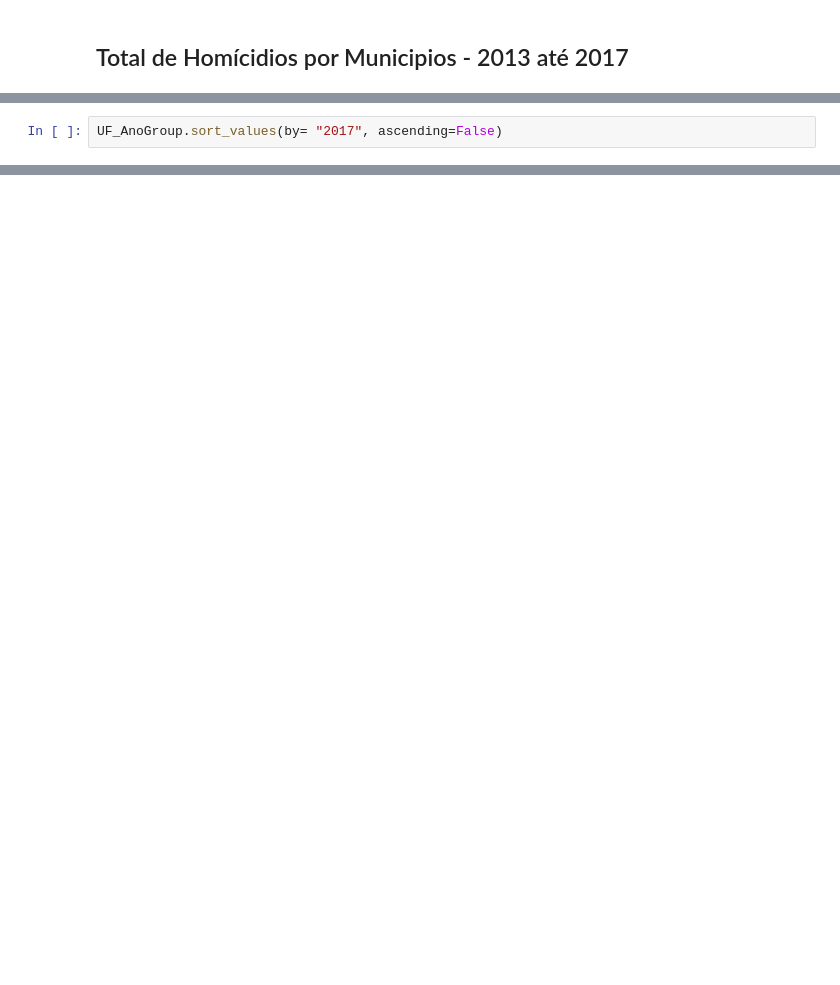
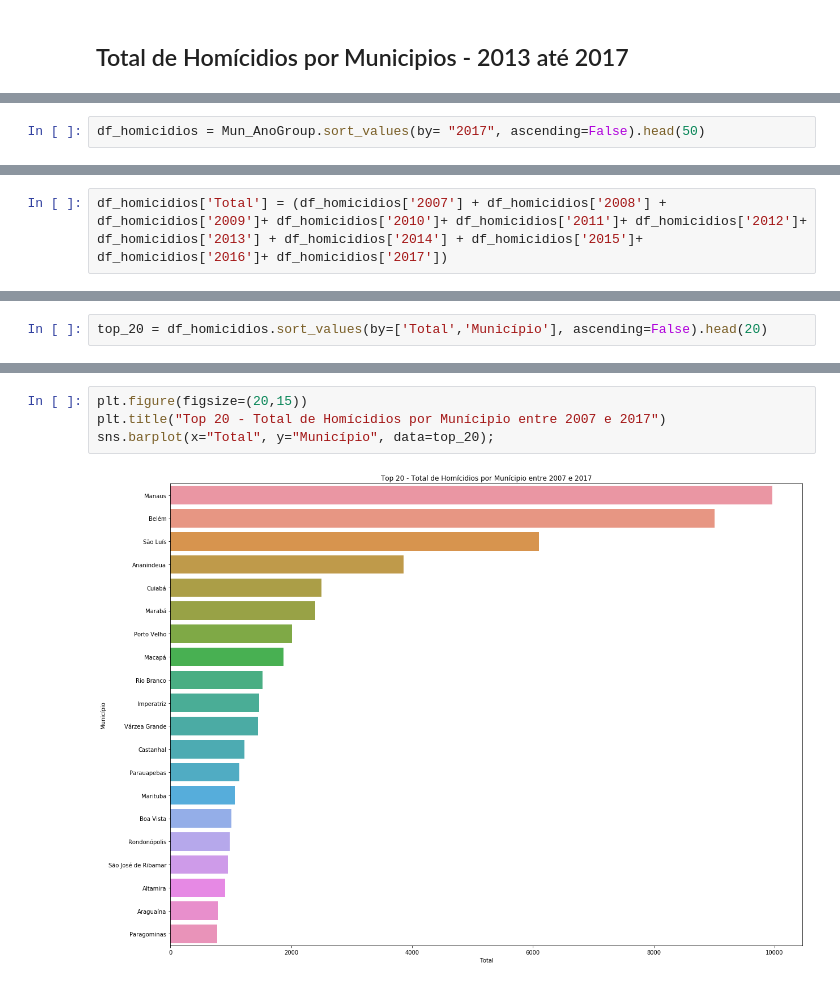
Before and after one commit to nmurgel/Projeto_Integrador, a Jupyter notebook: Meio ambiente/Datasets/IPEA - Inst de Pesq Econom Aplicada - Homícidios - Amazônia Legal - Per 1980 até 2017.ipynb, the cells around one changed output, grey strips where cells are left out. Saved outputs shown, nothing was run; the diff lists cells and outputs as text; blank space fills up the shorter version.

```diff
--- a/Meio ambiente/Datasets/IPEA - Inst de Pesq Econom Aplicada - Homícidios - Amazônia Legal - Per 1980 até 2017.ipynb
+++ b/Meio ambiente/Datasets/IPEA - Inst de Pesq Econom Aplicada - Homícidios - Amazônia Legal - Per 1980 até 2017.ipynb
@@ -95,2 +122,2 @@ UF_AnoGroup = df.groupby("UF")["2017","2016","2015","2014","2013"].sum().reset_i
 # %%
-UF_AnoGroup.sort_values(by= "2017", ascending=False)
+df_homicidios = Mun_AnoGroup.sort_values(by= "2017", ascending=False).head(50)
@@ -107,0 +124,2 @@ UF_AnoGroup.sort_values(by= "2017", ascending=False)
+# %%
+df_homicidios['Total'] = (df_homicidios['2007'] + df_homicidios['2008'] + df_homicidios['2009']+ df_homicidios['2010']+ df_homicidios['2011']+ df_homicidios['2012']+ df_homicidios['2013'] + df_homicidios['2014'] + df_homicidios['2015']+ df_homicidios['2016']+ df_homicidios['2017'])
@@ -107,0 +144,2 @@ UF_AnoGroup.sort_values(by= "2017", ascending=False)
+# %%
+top_20 = df_homicidios.sort_values(by=['Total','Município'], ascending=False).head(20)
@@ -107,0 +166,6 @@ UF_AnoGroup.sort_values(by= "2017", ascending=False)
+# %%
+plt.figure(figsize=(20,15))
+plt.title("Top 20 - Total de Homícidios por Munícipio entre 2007 e 2017")
+sns.barplot(x="Total", y="Município", data=top_20);
+# %% [output]
+[figure, added]
```
Also changed, not shown: parts of 27 cells of this notebook.
